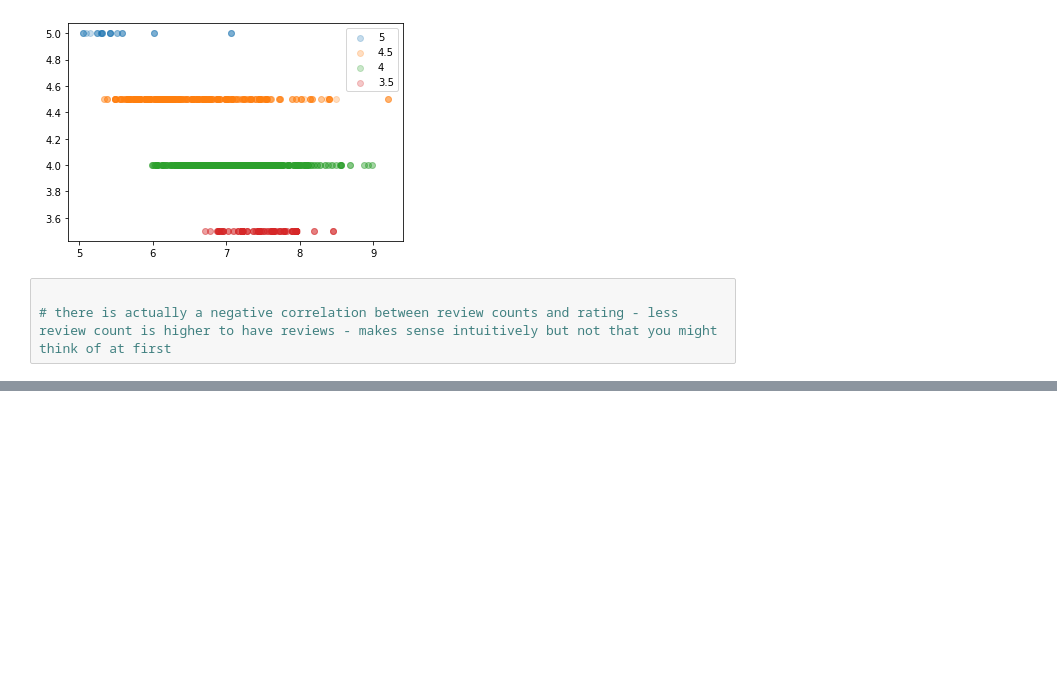
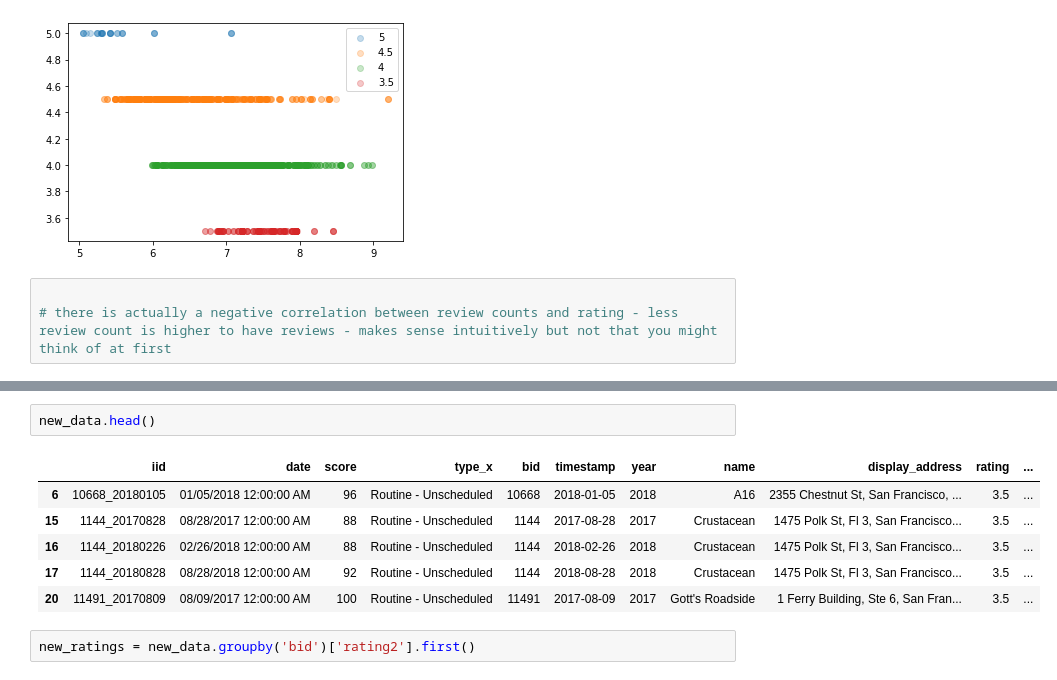
Before and after one commit to dnnyw/intro-to-ds-resources, a Jupyter notebook: final_project/data/create_data.ipynb, the cells around one changed output, grey strips where cells are left out. Drawn from its saved outputs; the diff is of its cells as text; blank space fills up the shorter version.

```diff
--- a/final_project/data/create_data.ipynb
+++ b/final_project/data/create_data.ipynb
@@ -258,0 +240,11 @@ See the caveats in the documentation: https://pandas.pydata.org/pandas-docs/stab
+# %%
+new_data.head()
+# %% [output]
+|  | iid | date | score | type_x | bid | timestamp | year | name | display_address | rating | ... |
+| 6 | 10668_20180105 | 01/05/2018 12:00:00 AM | 96 | Routine - Unscheduled | 10668 | 2018-01-05 | 2018 | A16 | 2355 Chestnut St, San Francisco, ... | 3.5 | ... |
+| 15 | 1144_20170828 | 08/28/2017 12:00:00 AM | 88 | Routine - Unscheduled | 1144 | 2017-08-28 | 2017 | Crustacean | 1475 Polk St, Fl 3, San Francisco... | 3.5 | ... |
+| 16 | 1144_20180226 | 02/26/2018 12:00:00 AM | 88 | Routine - Unscheduled | 1144 | 2018-02-26 | 2018 | Crustacean | 1475 Polk St, Fl 3, San Francisco... | 3.5 | ... |
+| 17 | 1144_20180828 | 08/28/2018 12:00:00 AM | 92 | Routine - Unscheduled | 1144 | 2018-08-28 | 2018 | Crustacean | 1475 Polk St, Fl 3, San Francisco... | 3.5 | ... |
+| 20 | 11491_20170809 | 08/09/2017 12:00:00 AM | 100 | Routine - Unscheduled | 11491 | 2017-08-09 | 2017 | Gott's Roadside | 1 Ferry Building, Ste 6, San Fran... | 3.5 | ... |
+# %%
+new_ratings = new_data.groupby('bid')['rating2'].first()
```
Also changed, not shown: parts of 14 cells of this notebook, 4 other files.
